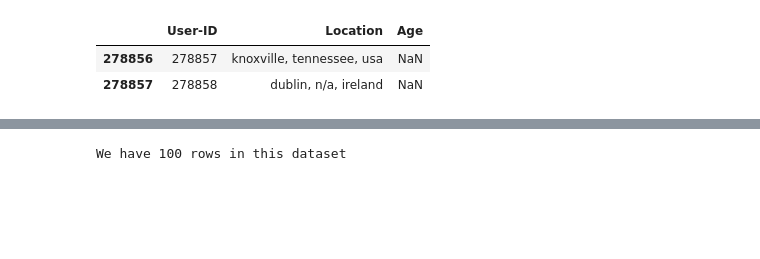
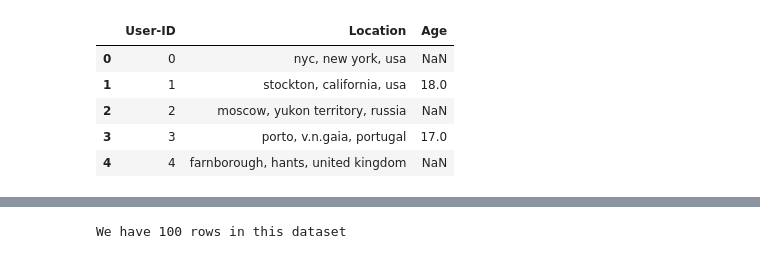
Before and after one commit to NQuiros12/api_rest, a Jupyter notebook: etl/pipeline.ipynb, the cells around one changed output, grey strips where cells are left out. Cells and saved outputs as stored; diff of their text form; code cells hidden in the pictures; blank space fills up the shorter version.

```diff
--- a/etl/pipeline.ipynb
+++ b/etl/pipeline.ipynb
@@ -44,6 +44,10 @@ memory usage: 2.5+ KB
-# %%
-users.tail(2)
-# %% [output]
-|  | User-ID | Location | Age |
-| 278856 | 278857 | knoxville, tennessee, usa | NaN |
-| 278857 | 278858 | dublin, n/a, ireland | NaN |
+# %%
+users["User-ID"] = range(0,users.shape[0])
+users.head()
+# %% [output]
+|  | User-ID | Location | Age |
+| 0 | 0 | nyc, new york, usa | NaN |
+| 1 | 1 | stockton, california, usa | 18.0 |
+| 2 | 2 | moscow, yukon territory, russia | NaN |
+| 3 | 3 | porto, v.n.gaia, portugal | 17.0 |
+| 4 | 4 | farnborough, hants, united kingdom | NaN |
```
Also changed, not shown: parts of 2 cells of this notebook, 6 other files.
